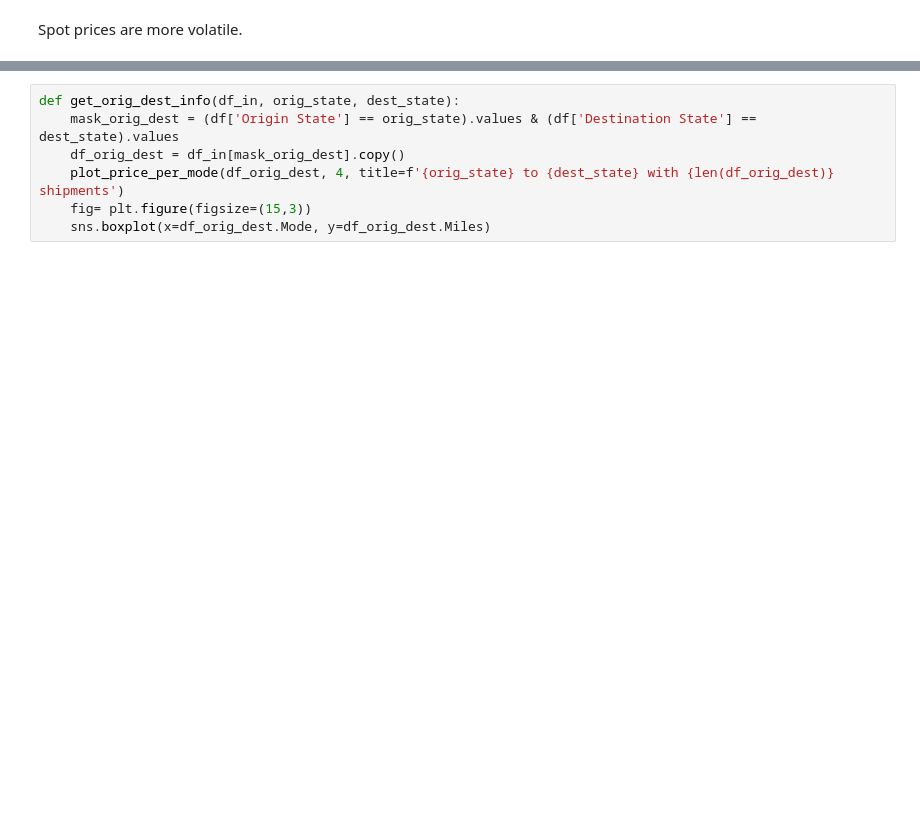
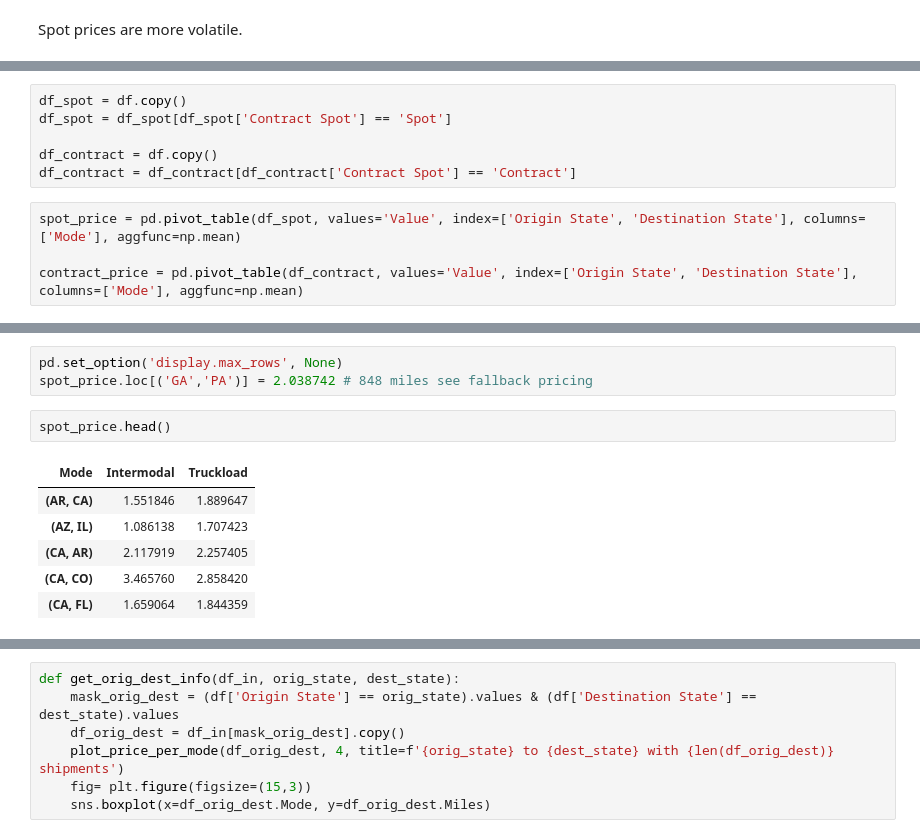
Before and after one commit to Labulitiolle/Multimodal_freight_USA, a Jupyter notebook: Notebooks/Multimodal/price_analysis.ipynb, the cells around one changed output, grey strips where cells are left out. Drawn from its saved outputs; the diff is of its cells as text; blank space fills up the shorter version.

```diff
--- a/Notebooks/Multimodal/price_analysis.ipynb
+++ b/Notebooks/Multimodal/price_analysis.ipynb
@@ -98,0 +69,10 @@ dtype: float64
+# %%
+df_spot = df.copy()
+df_spot = df_spot[df_spot['Contract Spot'] == 'Spot']
+
+df_contract = df.copy()
+df_contract = df_contract[df_contract['Contract Spot'] == 'Contract']
+# %%
+spot_price = pd.pivot_table(df_spot, values='Value', index=['Origin State', 'Destination State'], columns=['Mode'], aggfunc=np.mean)
+
+contract_price = pd.pivot_table(df_contract, values='Value', index=['Origin State', 'Destination State'], columns=['Mode'], aggfunc=np.mean)
@@ -98,0 +93,12 @@ dtype: float64
+# %%
+pd.set_option('display.max_rows', None)
+spot_price.loc[('GA','PA')] = 2.038742 # 848 miles see fallback pricing
+# %%
+spot_price.head()
+# %% [output]
+| Mode | Intermodal | Truckload |
+| (AR, CA) | 1.551846 | 1.889647 |
+| (AZ, IL) | 1.086138 | 1.707423 |
+| (CA, AR) | 2.117919 | 2.257405 |
+| (CA, CO) | 3.465760 | 2.858420 |
+| (CA, FL) | 1.659064 | 1.844359 |
```
Also changed, not shown: parts of 26 cells of this notebook, 27 other files.
